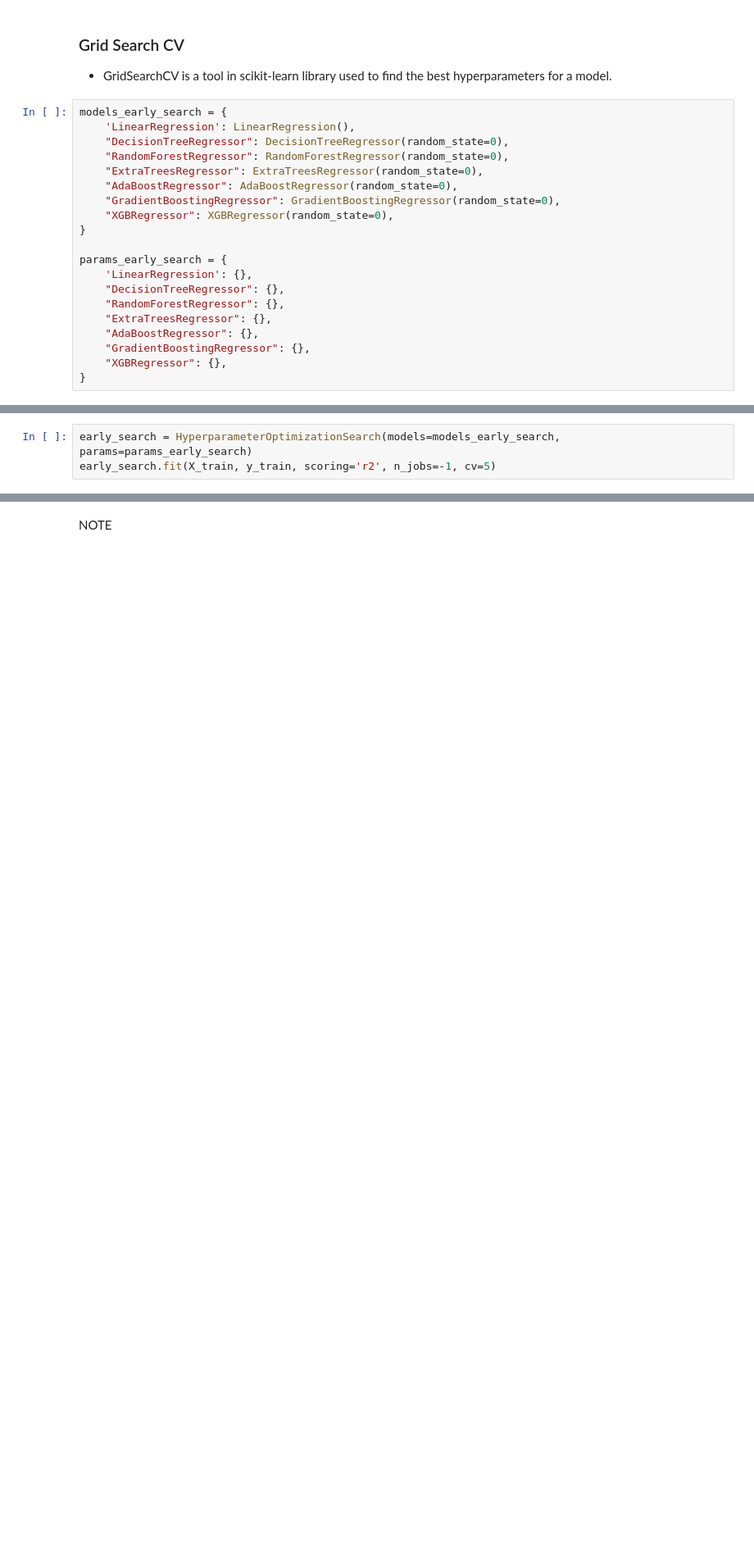
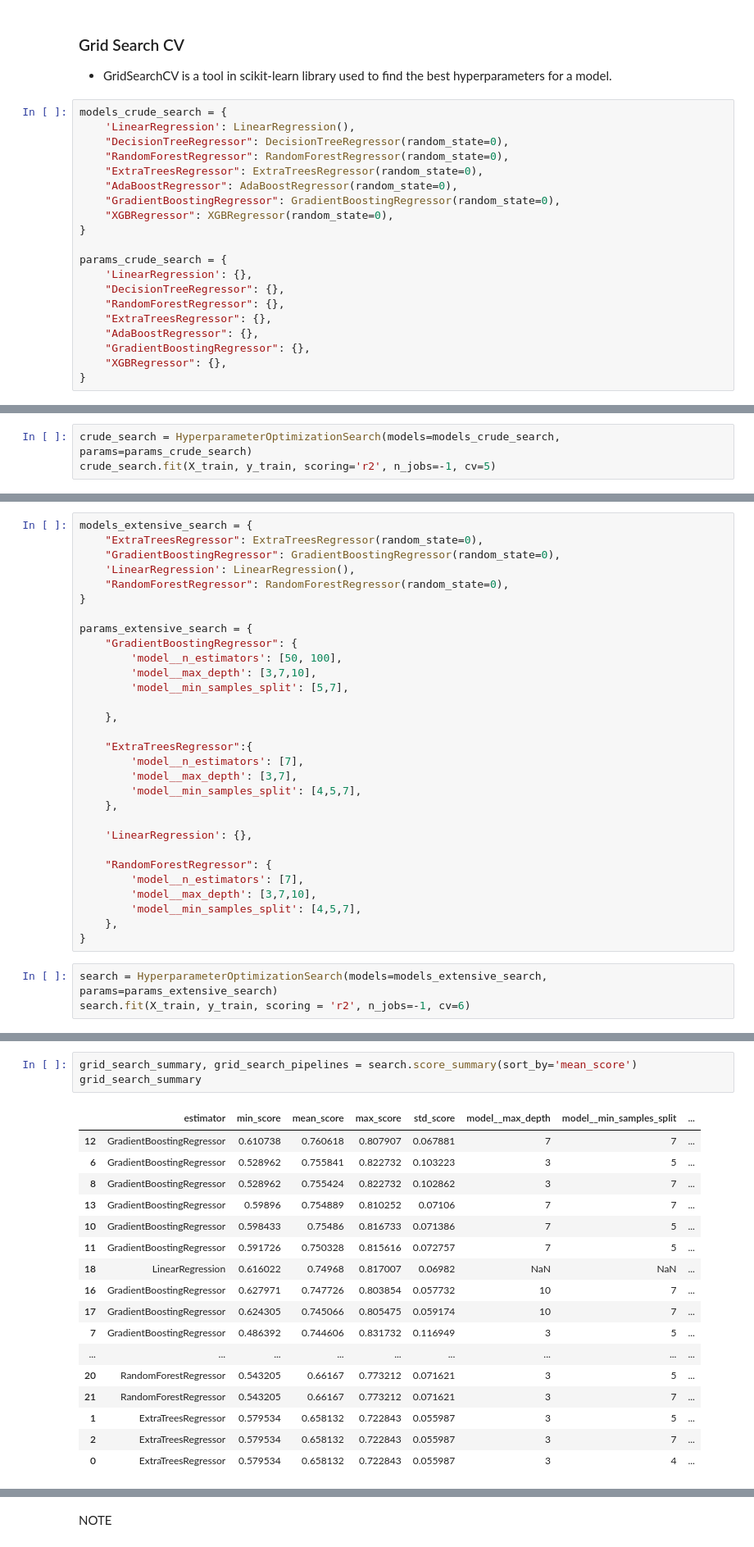
Before and after one commit to aksurcos/P5-Heritage-Housing, a Jupyter notebook: jupyter_notebooks/05_modeling_evaluation_prediction.ipynb, the cells around one changed output, grey strips where cells are left out. Shown at 82% size. Cells and saved outputs as stored; diff of their text form; blank space fills up the shorter version.

Commit message:
grid searching process

```diff
--- a/jupyter_notebooks/05_modeling_evaluation_prediction.ipynb
+++ b/jupyter_notebooks/05_modeling_evaluation_prediction.ipynb
@@ -187,7 +187,7 @@ print("* TrainSet:", X_train.shape, y_train.shape,
 
 - GridSearchCV is a tool in scikit-learn library used to find the best hyperparameters for a model.
 # %%
-models_early_search = {
+models_crude_search = {
     'LinearRegression': LinearRegression(),
     "DecisionTreeRegressor": DecisionTreeRegressor(random_state=0),
     "RandomForestRegressor": RandomForestRegressor(random_state=0),
@@ -197,7 +197,7 @@ models_early_search = {
     "XGBRegressor": XGBRegressor(random_state=0),
 }
 
-params_early_search = {
+params_crude_search = {
     'LinearRegression': {},
     "DecisionTreeRegressor": {},
     "RandomForestRegressor": {},
@@ -209,6 +211,6 @@ params_early_search = {
 # %%
-early_search = HyperparameterOptimizationSearch(models=models_early_search, params=params_early_search)
-early_search.fit(X_train, y_train, scoring='r2', n_jobs=-1, cv=5)
+crude_search = HyperparameterOptimizationSearch(models=models_crude_search, params=params_crude_search)
+crude_search.fit(X_train, y_train, scoring='r2', n_jobs=-1, cv=5)
 # %% [output]
 Running GridSearchCV for LinearRegression
 
@@ -219,0 +246,33 @@ You can try to debug the error by setting error_score='raise'.
+# %%
+models_extensive_search = {
+    "ExtraTreesRegressor": ExtraTreesRegressor(random_state=0),
+    "GradientBoostingRegressor": GradientBoostingRegressor(random_state=0),
+    'LinearRegression': LinearRegression(),
+    "RandomForestRegressor": RandomForestRegressor(random_state=0),
+}
+
+params_extensive_search = {
+    "GradientBoostingRegressor": {
+        'model__n_estimators': [50, 100],
+        'model__max_depth': [3,7,10],
+        'model__min_samples_split': [5,7],
+
+    },
+
+    "ExtraTreesRegressor":{
+        'model__n_estimators': [7],
+        'model__max_depth': [3,7],
+        'model__min_samples_split': [4,5,7],
+    },
+
+    'LinearRegression': {},
+
+    "RandomForestRegressor": {
+        'model__n_estimators': [7],
+        'model__max_depth': [3,7,10],
+        'model__min_samples_split': [4,5,7],
+    },
+}
+# %%
+search = HyperparameterOptimizationSearch(models=models_extensive_search, params=params_extensive_search)
+search.fit(X_train, y_train, scoring = 'r2', n_jobs=-1, cv=6)
@@ -219,0 +295,21 @@ You can try to debug the error by setting error_score='raise'.
+# %%
+grid_search_summary, grid_search_pipelines = search.score_summary(sort_by='mean_score')
+grid_search_summary
+# %% [output]
+|  | estimator | min_score | mean_score | max_score | std_score | model__max_depth | model__min_samples_split | ... |
+| 12 | GradientBoostingRegressor | 0.610738 | 0.760618 | 0.807907 | 0.067881 | 7 | 7 | ... |
+| 6 | GradientBoostingRegressor | 0.528962 | 0.755841 | 0.822732 | 0.103223 | 3 | 5 | ... |
+| 8 | GradientBoostingRegressor | 0.528962 | 0.755424 | 0.822732 | 0.102862 | 3 | 7 | ... |
+| 13 | GradientBoostingRegressor | 0.59896 | 0.754889 | 0.810252 | 0.07106 | 7 | 7 | ... |
+| 10 | GradientBoostingRegressor | 0.598433 | 0.75486 | 0.816733 | 0.071386 | 7 | 5 | ... |
+| 11 | GradientBoostingRegressor | 0.591726 | 0.750328 | 0.815616 | 0.072757 | 7 | 5 | ... |
+| 18 | LinearRegression | 0.616022 | 0.74968 | 0.817007 | 0.06982 | NaN | NaN | ... |
+| 16 | GradientBoostingRegressor | 0.627971 | 0.747726 | 0.803854 | 0.057732 | 10 | 7 | ... |
+| 17 | GradientBoostingRegressor | 0.624305 | 0.745066 | 0.805475 | 0.059174 | 10 | 7 | ... |
+| 7 | GradientBoostingRegressor | 0.486392 | 0.744606 | 0.831732 | 0.116949 | 3 | 5 | ... |
+| ... | ... | ... | ... | ... | ... | ... | ... | ... |
+| 20 | RandomForestRegressor | 0.543205 | 0.66167 | 0.773212 | 0.071621 | 3 | 5 | ... |
+| 21 | RandomForestRegressor | 0.543205 | 0.66167 | 0.773212 | 0.071621 | 3 | 7 | ... |
+| 1 | ExtraTreesRegressor | 0.579534 | 0.658132 | 0.722843 | 0.055987 | 3 | 5 | ... |
+| 2 | ExtraTreesRegressor | 0.579534 | 0.658132 | 0.722843 | 0.055987 | 3 | 7 | ... |
+| 0 | ExtraTreesRegressor | 0.579534 | 0.658132 | 0.722843 | 0.055987 | 3 | 4 | ... |
```
Also changed, not shown: parts of 10 cells of this notebook.
